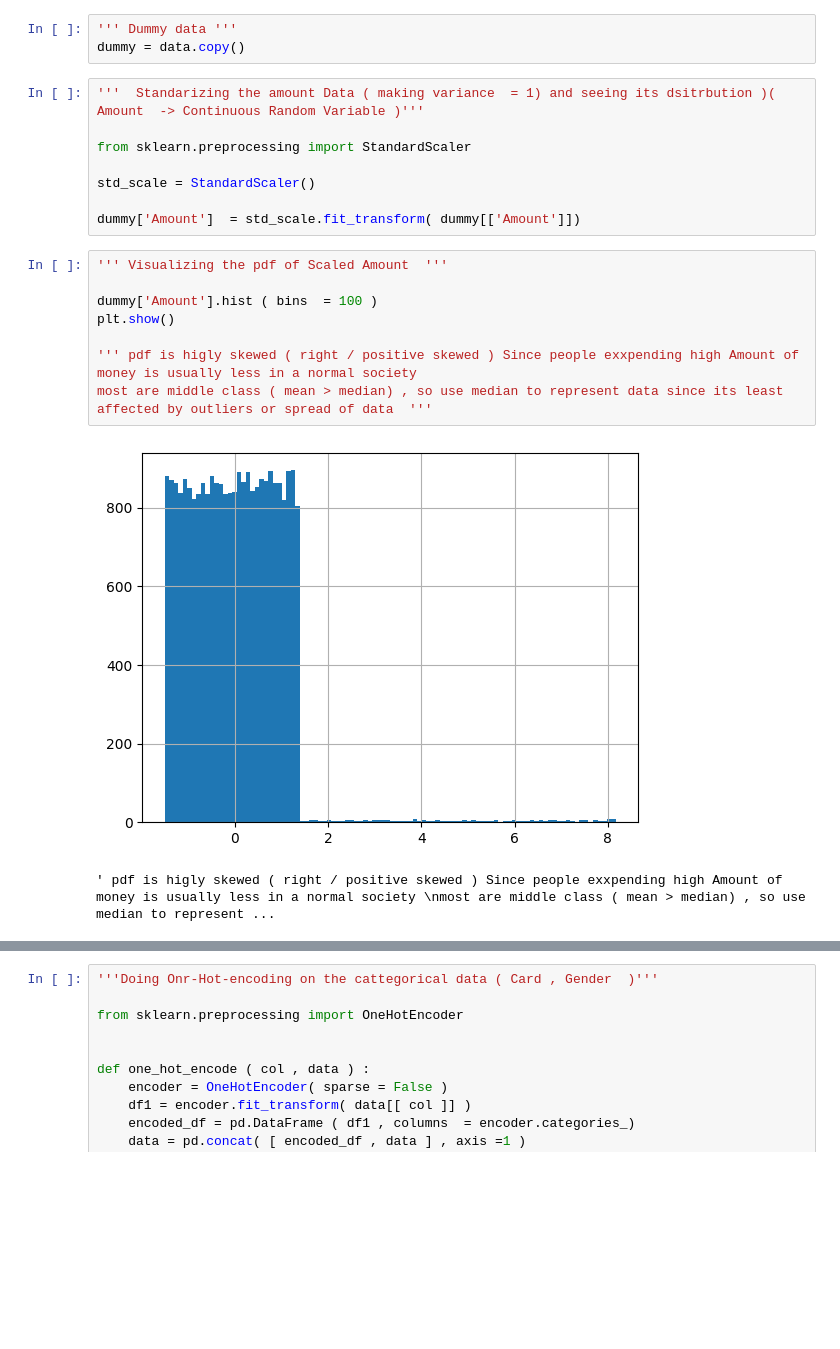
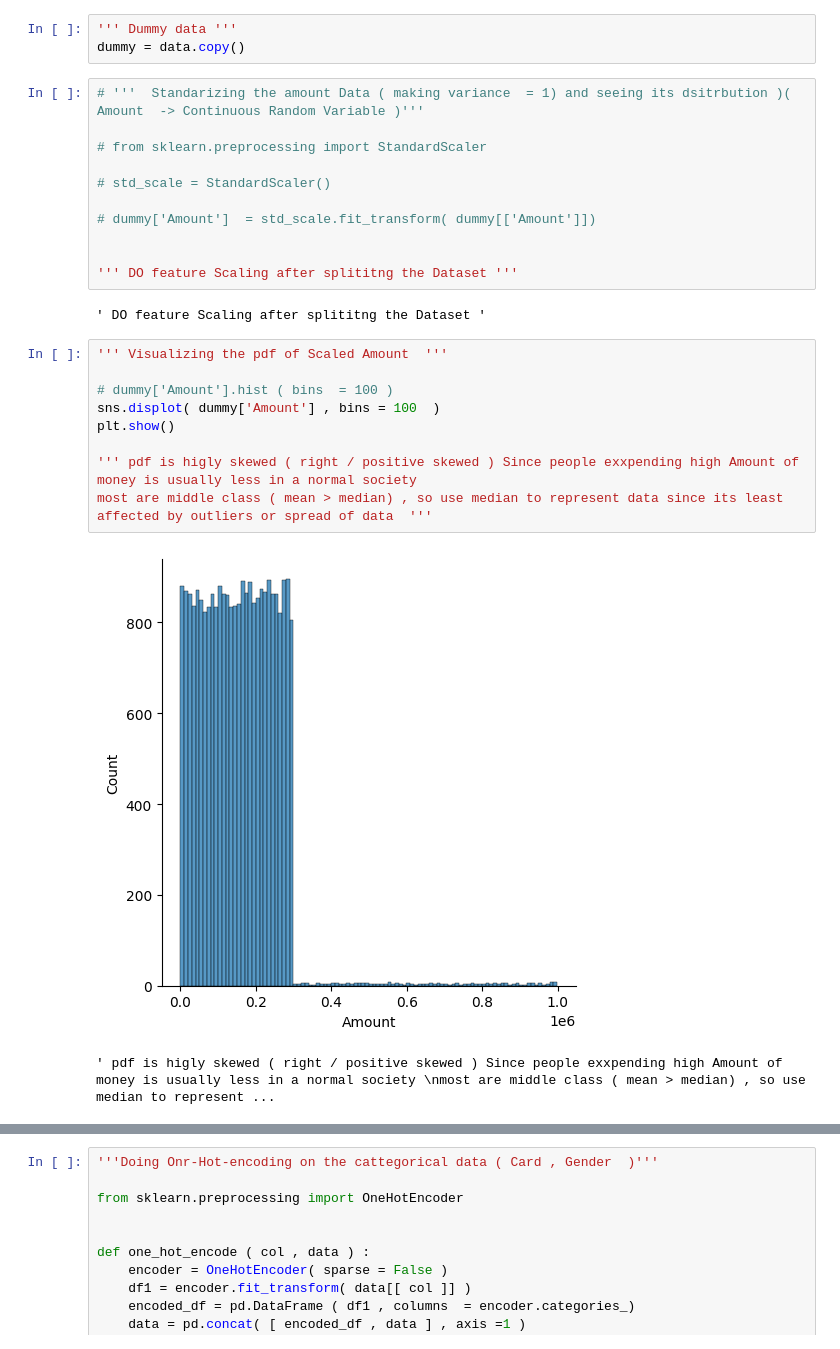
Before and after one commit to hecker1002/Credit-Spend, a Jupyter notebook: Credit Score.ipynb, the cells around one changed output, grey strips where cells are left out. Drawn from its saved outputs; the diff is of its cells as text; blank space fills up the shorter version.

```diff
--- a/Credit Score.ipynb
+++ b/Credit Score.ipynb
@@ -159,23 +168,29 @@ data1['Amount'].hist( bins = 20 )
 ''' Dummy data '''
 dummy = data.copy()
 # %%
-'''  Standarizing the amount Data ( making variance  = 1) and seeing its dsitrbution )( Amount  -> Continuous Random Variable )'''
+# '''  Standarizing the amount Data ( making variance  = 1) and seeing its dsitrbution )( Amount  -> Continuous Random Variable )'''
 
-from sklearn.preprocessing import StandardScaler
+# from sklearn.preprocessing import StandardScaler
 
-std_scale = StandardScaler()
+# std_scale = StandardScaler()
 
-dummy['Amount']  = std_scale.fit_transform( dummy[['Amount']])
+# dummy['Amount']  = std_scale.fit_transform( dummy[['Amount']])
+
+
+''' DO feature Scaling after splititng the Dataset '''
+# %% [output]
+' DO feature Scaling after splititng the Dataset '
 # %%
 ''' Visualizing the pdf of Scaled Amount  '''
 
-dummy['Amount'].hist ( bins  = 100 )
+# dummy['Amount'].hist ( bins  = 100 )
+sns.displot( dummy['Amount'] , bins = 100  )
 plt.show()
 
 ''' pdf is higly skewed ( right / positive skewed ) Since people exxpending high Amount of money is usually less in a normal society
 most are middle class ( mean > median) , so use median to represent data since its least affected by outliers or spread of data  '''
 # %% [output]
-[figure, old version]
+[figure, new version]
 ' pdf is higly skewed ( right / positive skewed ) Since people exxpending high Amount of money is usually less in a normal society \nmost are middle class ( mean > median) , so use median to represent ...
 # %%
 '''  Use Ordinal Encoder to encode Months , since they have rwaaltion b/w them  '''
```
Also changed, not shown: parts of 46 cells of this notebook, 5 other files.
